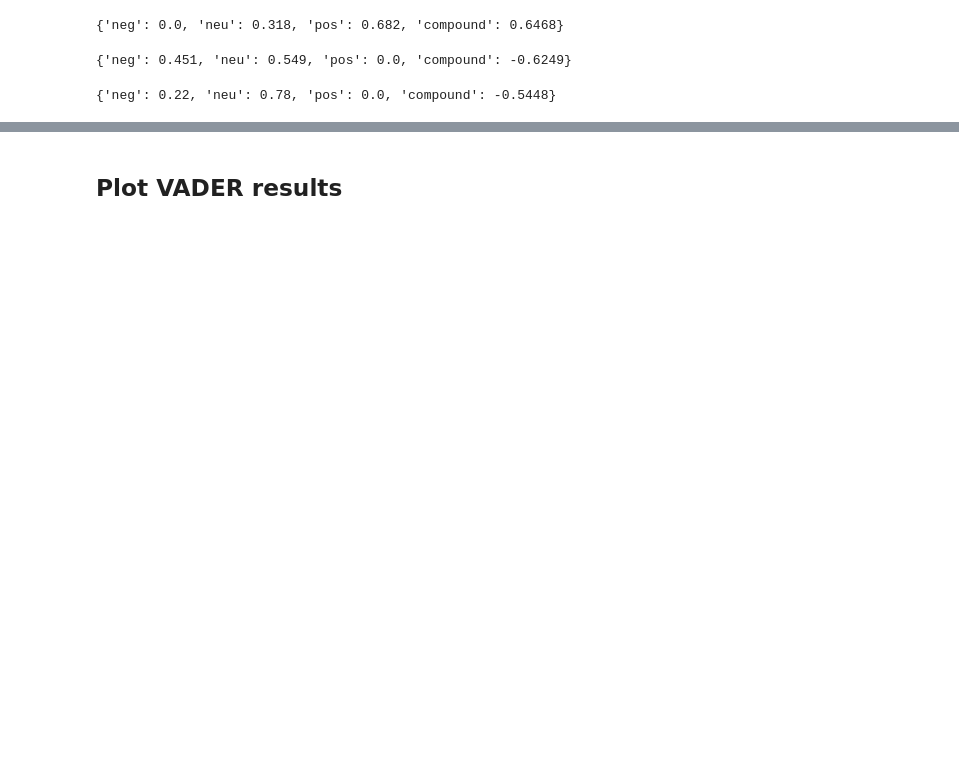
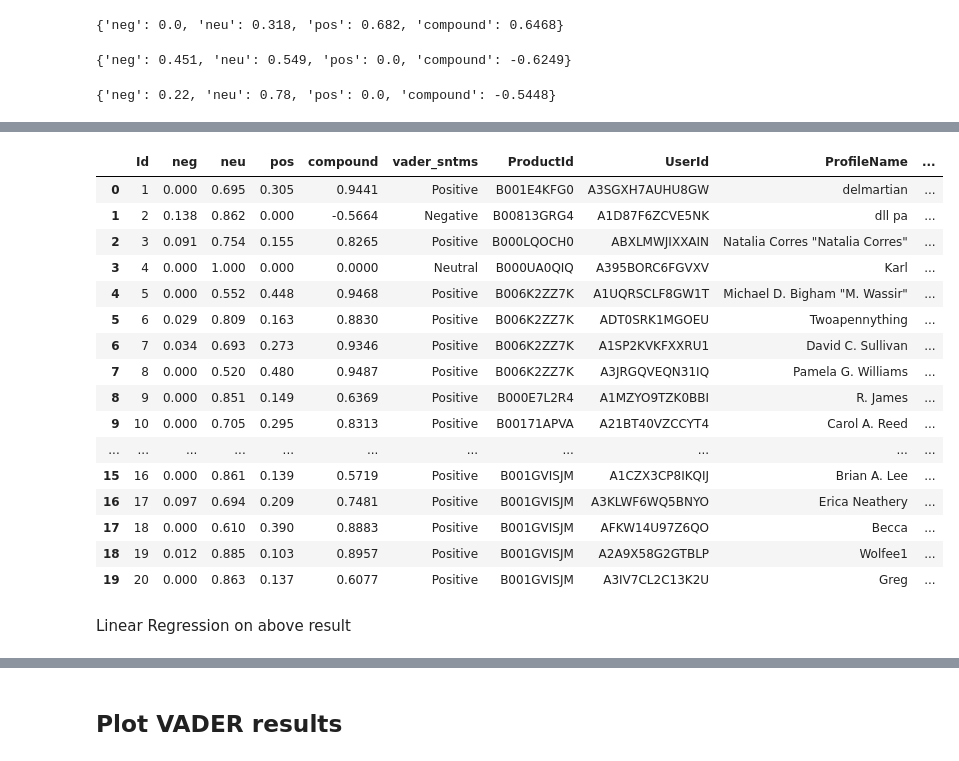
Before and after one commit to Dhanu1121/Data-Science, a Jupyter notebook: sentiment-analysis-python.ipynb, the cells around one changed output, grey strips where cells are left out. Cells and saved outputs as stored; diff of their text form; code cells hidden in the pictures; blank space fills up the shorter version.

```diff
--- a/sentiment-analysis-python.ipynb
+++ b/sentiment-analysis-python.ipynb
@@ -149 +213,23 @@ vaders.head()
+# %%
+vaders.head(20)
+# %% [output]
+|  | Id | neg | neu | pos | compound | vader_sntms | ProductId | UserId | ProfileName | ... |
+| 0 | 1 | 0.000 | 0.695 | 0.305 | 0.9441 | Positive | B001E4KFG0 | A3SGXH7AUHU8GW | delmartian | ... |
+| 1 | 2 | 0.138 | 0.862 | 0.000 | -0.5664 | Negative | B00813GRG4 | A1D87F6ZCVE5NK | dll pa | ... |
+| 2 | 3 | 0.091 | 0.754 | 0.155 | 0.8265 | Positive | B000LQOCH0 | ABXLMWJIXXAIN | Natalia Corres "Natalia Corres" | ... |
+| 3 | 4 | 0.000 | 1.000 | 0.000 | 0.0000 | Neutral | B000UA0QIQ | A395BORC6FGVXV | Karl | ... |
+| 4 | 5 | 0.000 | 0.552 | 0.448 | 0.9468 | Positive | B006K2ZZ7K | A1UQRSCLF8GW1T | Michael D. Bigham "M. Wassir" | ... |
+| 5 | 6 | 0.029 | 0.809 | 0.163 | 0.8830 | Positive | B006K2ZZ7K | ADT0SRK1MGOEU | Twoapennything | ... |
+| 6 | 7 | 0.034 | 0.693 | 0.273 | 0.9346 | Positive | B006K2ZZ7K | A1SP2KVKFXXRU1 | David C. Sullivan | ... |
+| 7 | 8 | 0.000 | 0.520 | 0.480 | 0.9487 | Positive | B006K2ZZ7K | A3JRGQVEQN31IQ | Pamela G. Williams | ... |
+| 8 | 9 | 0.000 | 0.851 | 0.149 | 0.6369 | Positive | B000E7L2R4 | A1MZYO9TZK0BBI | R. James | ... |
+| 9 | 10 | 0.000 | 0.705 | 0.295 | 0.8313 | Positive | B00171APVA | A21BT40VZCCYT4 | Carol A. Reed | ... |
+| ... | ... | ... | ... | ... | ... | ... | ... | ... | ... | ... |
+| 15 | 16 | 0.000 | 0.861 | 0.139 | 0.5719 | Positive | B001GVISJM | A1CZX3CP8IKQIJ | Brian A. Lee | ... |
+| 16 | 17 | 0.097 | 0.694 | 0.209 | 0.7481 | Positive | B001GVISJM | A3KLWF6WQ5BNYO | Erica Neathery | ... |
+| 17 | 18 | 0.000 | 0.610 | 0.390 | 0.8883 | Positive | B001GVISJM | AFKW14U97Z6QO | Becca | ... |
+| 18 | 19 | 0.012 | 0.885 | 0.103 | 0.8957 | Positive | B001GVISJM | A2A9X58G2GTBLP | Wolfee1 | ... |
+| 19 | 20 | 0.000 | 0.863 | 0.137 | 0.6077 | Positive | B001GVISJM | A3IV7CL2C13K2U | Greg | ... |
+# %% [markdown]
+Linear Regression on above result
 # %%
```
Also changed, not shown: parts of 13 cells of this notebook.
